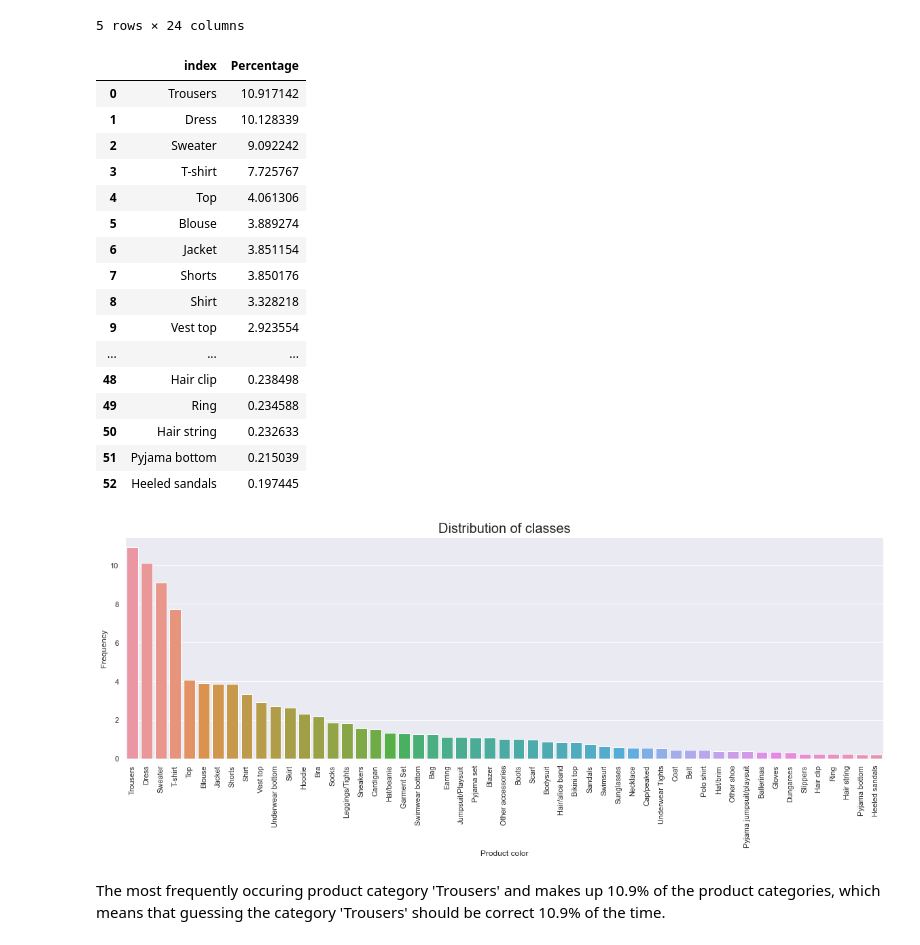
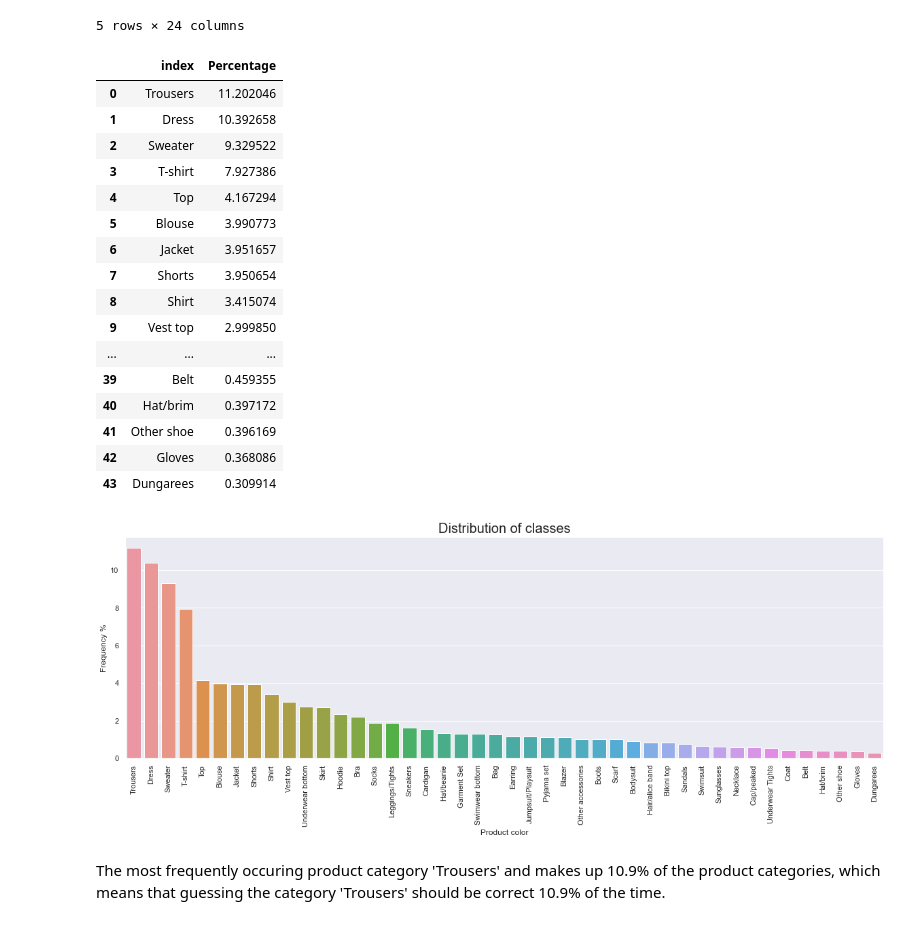
Before and after one commit to melissavhan/H_and_M_product_category_classification, a Jupyter notebook: notebooks/Capstone 3 - Data Wrangling and EDA.ipynb, the cells around one changed output. Cells and saved outputs as stored; diff of their text form; code cells hidden in the pictures.

```diff
--- a/notebooks/Capstone 3 - Data Wrangling and EDA.ipynb
+++ b/notebooks/Capstone 3 - Data Wrangling and EDA.ipynb
@@ -234,2 +235,4 @@ dtype: object
+# %%
+no_color_variants = df.groupby('product_code').first()
 # %%
 # Look at the product categories and how often they appear
@@ -252,5 +255,5 @@ Name: product_type_name, Length: 131, dtype: Int64
 # %%
-type_list = df.product_type_name.value_counts().reset_index()
+type_list = no_color_variants.product_type_name.value_counts().reset_index()
 # Select only major categories that have more than the variable 'MIN_PRODUCTS_PER_CATEGORY'
 major_categories = type_list[type_list.product_type_name > MIN_PRODUCTS_PER_CATEGORY]['index']
 list(major_categories)
@@ -297,32 +300,32 @@ class_percentages = class_percentages.reset_index()
 class_percentages
 # %% [output]
 |  | index | Percentage |
-| 0 | Trousers | 10.917142 |
-| 1 | Dress | 10.128339 |
-| 2 | Sweater | 9.092242 |
-| 3 | T-shirt | 7.725767 |
-| 4 | Top | 4.061306 |
-| 5 | Blouse | 3.889274 |
-| 6 | Jacket | 3.851154 |
-| 7 | Shorts | 3.850176 |
-| 8 | Shirt | 3.328218 |
-| 9 | Vest top | 2.923554 |
+| 0 | Trousers | 11.202046 |
+| 1 | Dress | 10.392658 |
+| 2 | Sweater | 9.329522 |
+| 3 | T-shirt | 7.927386 |
+| 4 | Top | 4.167294 |
+| 5 | Blouse | 3.990773 |
+| 6 | Jacket | 3.951657 |
+| 7 | Shorts | 3.950654 |
+| 8 | Shirt | 3.415074 |
+| 9 | Vest top | 2.999850 |
 | ... | ... | ... |
-| 48 | Hair clip | 0.238498 |
-| 49 | Ring | 0.234588 |
-| 50 | Hair string | 0.232633 |
-| 51 | Pyjama bottom | 0.215039 |
-| 52 | Heeled sandals | 0.197445 |
+| 39 | Belt | 0.459355 |
+| 40 | Hat/brim | 0.397172 |
+| 41 | Other shoe | 0.396169 |
+| 42 | Gloves | 0.368086 |
+| 43 | Dungarees | 0.309914 |
 # %%
 # Plot the distribution of product categories
 ax = sns.set(rc={"figure.figsize":(20, 6)})
 ax = sns.barplot(x='index', y='Percentage', data=class_percentages)
 ax.set_xticklabels(ax.get_xticklabels(), rotation=90)
-ax.set(xlabel ="Product color", ylabel = "Frequency")
+ax.set(xlabel ="Product color", ylabel = "Frequency %")
 ax.set_title('Distribution of classes', size = 20)
 plt.show()
 # %% [output]
-[figure, old version]
+[figure, new version]
 # %% [markdown]
 The most frequently occuring product category 'Trousers' and makes up 10.9% of the product categories, which means that guessing the category 'Trousers' should be correct 10.9% of the time.
 # %% [markdown]
```
Also changed, not shown: parts of 44 cells of this notebook.
